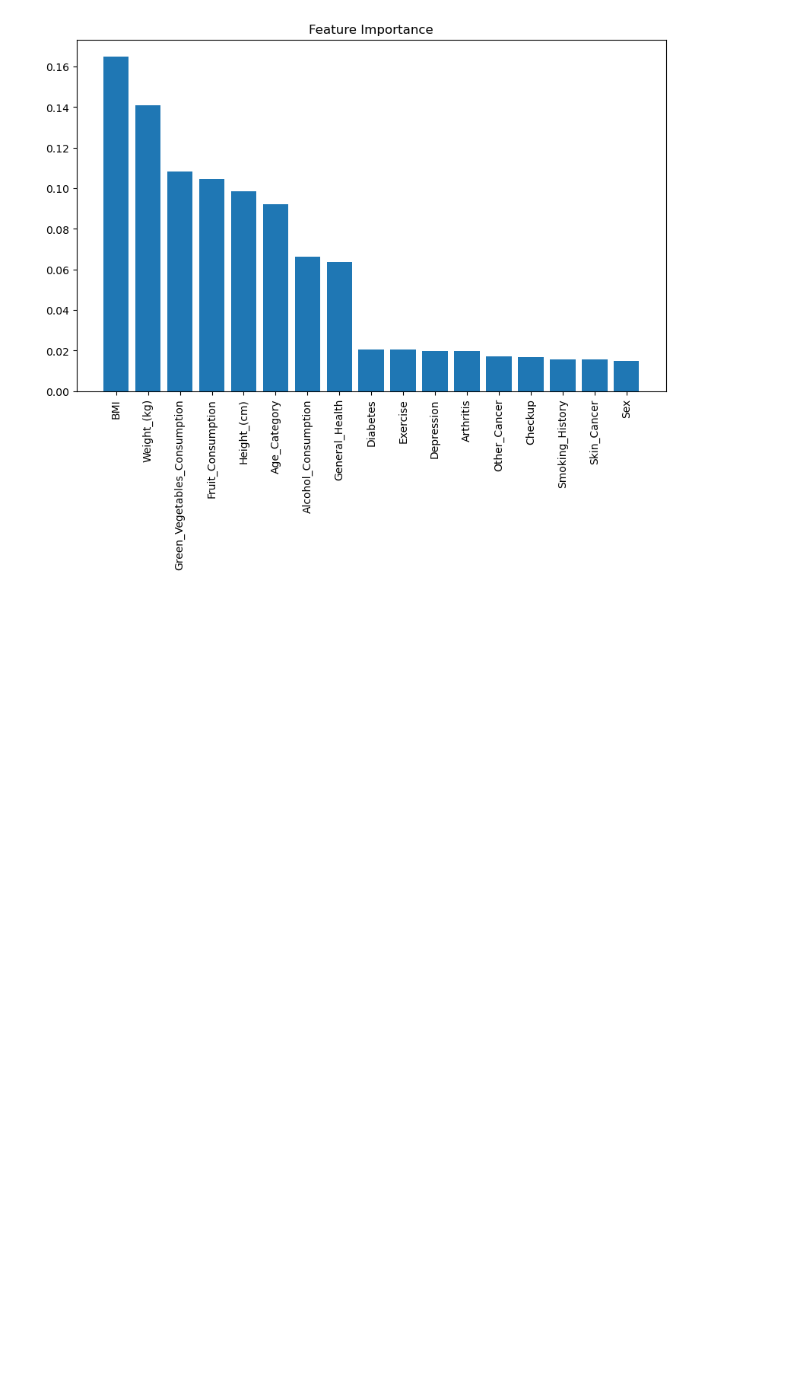
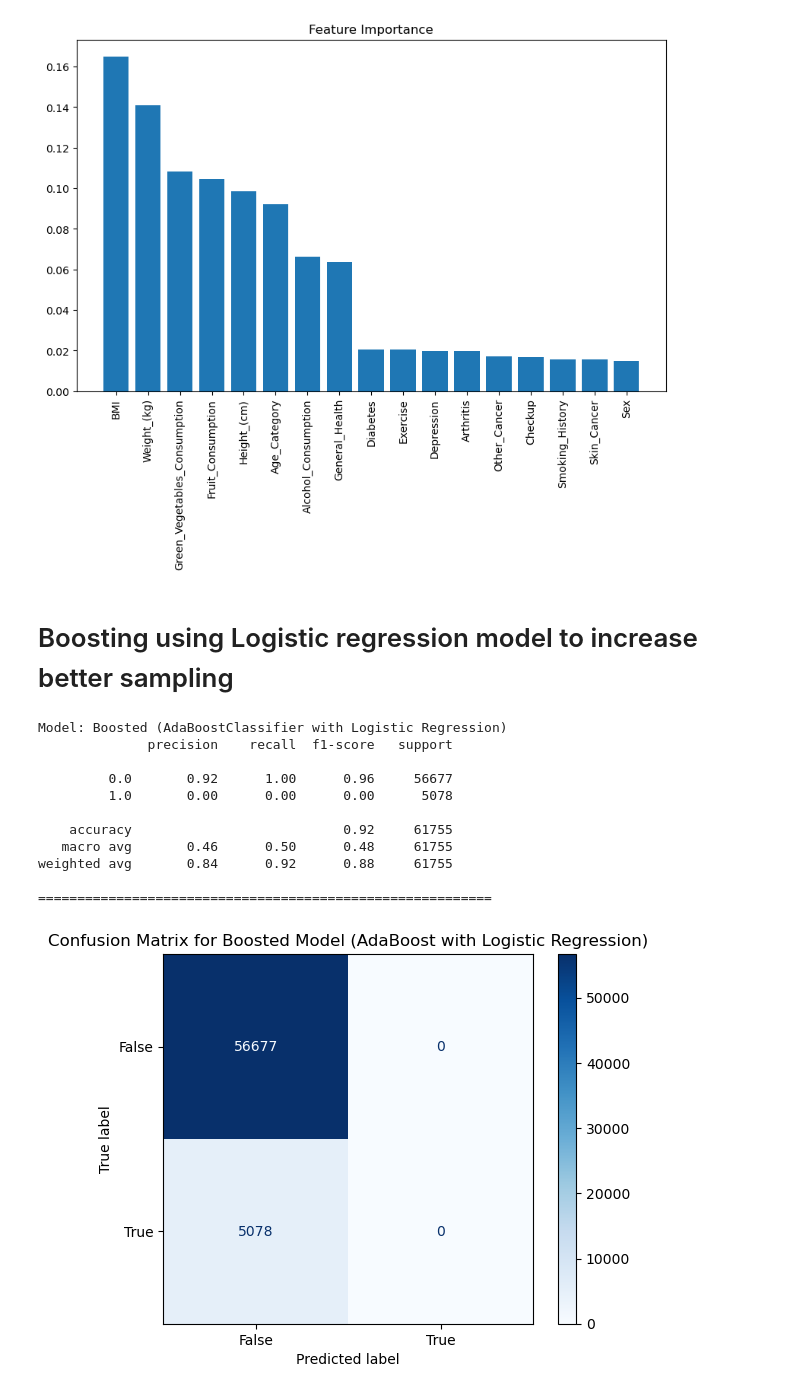
Before and after one commit to ziyanoffl/Heart_Disease_Prediction, a Jupyter notebook: data_modelling_cardiovascular.ipynb, the cells around one changed output. Drawn from its saved outputs; the diff is of its cells as text; code cells hidden in the pictures; blank space fills up the shorter version.

```diff
--- a/data_modelling_cardiovascular.ipynb
+++ b/data_modelling_cardiovascular.ipynb
@@ -496,10 +498,10 @@ y = np.random.randint(2, size=100)
 
 # Defining the models
 models = [
-    ("Logistic Regression", LogisticRegression(random_state=42, max_iter=500)),
-    ("Decision Tree", DecisionTreeClassifier(random_state=42)),
-    ("Random Forest", RandomForestClassifier(random_state=42)),
-    ("XGBoost", XGBClassifier(random_state=42))
+    ("Logistic Regression", LogisticRegression(class_weight='balanced', random_state=42, max_iter=500)),
+    ("Decision Tree", DecisionTreeClassifier(class_weight='balanced', random_state=42)),
+    ("Random Forest", RandomForestClassifier(class_weight='balanced', random_state=42)),
+    ("XGBoost", XGBClassifier(scale_pos_weight=1, eval_metric='logloss', random_state=42)),
 ]
 
 # Applying k-fold cross-validation for each model
@@ -1454,3 +1456,53 @@ plt.xticks(range(X_train.shape[1]), np.array(feature_names)[indices], rotation=9
 plt.show()
 # %% [output]
 [figure]
+# %% [markdown]
+# Boosting using Logistic regression model to increase better sampling
+# %%
+from sklearn.ensemble import AdaBoostClassifier
+from sklearn.linear_model import LogisticRegression
+from sklearn.metrics import accuracy_score, precision_score, recall_score, f1_score, classification_report, confusion_matrix, ConfusionMatrixDisplay
+import matplotlib.pyplot as plt
+
+# Create a logistic regression base estimator
+log_reg_base = LogisticRegression(C=0.1, penalty='l1', solver='liblinear', random_state=42, max_iter=500)
+
+# Create an AdaBoostClassifier with logistic regression as the base estimator
+ada_boost = AdaBoostClassifier(estimator=log_reg_base, n_estimators=1000, random_state=42)
+
+# Fit the AdaBoostClassifier on the scaled training data
+ada_boost.fit(X_train, y_train)
+
+# Get predictions
+y_pred_boosted = ada_boost.predict(X_test)
+
+# Evaluate the performance metrics for the boosted model
+accuracy_boosted = accuracy_score(y_test, y_pred_boosted)
+precision_boosted = precision_score(y_test, y_pred_boosted)
+recall_boosted = recall_score(y_test, y_pred_boosted)
+f1_boosted = f1_score(y_test, y_pred_boosted)
+
+# Print the results for the boosted model
+print("Model: Boosted (AdaBoostClassifier with Logistic Regression)")
+print(classification_report(y_test, y_pred_boosted))
+print('==========================================================')
+
+# Calculate and display the confusion matrix for the boosted model
+cm_boosted = confusion_matrix(y_test, y_pred_boosted)
+disp_boosted = ConfusionMatrixDisplay(confusion_matrix=cm_boosted, display_labels=["False", "True"])
+disp_boosted.plot(cmap=plt.cm.Blues)
+plt.title("Confusion Matrix for Boosted Model (AdaBoost with Logistic Regression)")
+plt.show()
+# %% [output]
+Model: Boosted (AdaBoostClassifier with Logistic Regression)
+              precision    recall  f1-score   support
+
+         0.0       0.92      1.00      0.96     56677
+         1.0       0.00      0.00      0.00      5078
+
+    accuracy                           0.92     61755
+   macro avg       0.46      0.50      0.48     61755
+weighted avg       0.84      0.92      0.88     61755
+
+==========================================================
+[figure, added]
```
Also changed, not shown: parts of 21 cells of this notebook.
